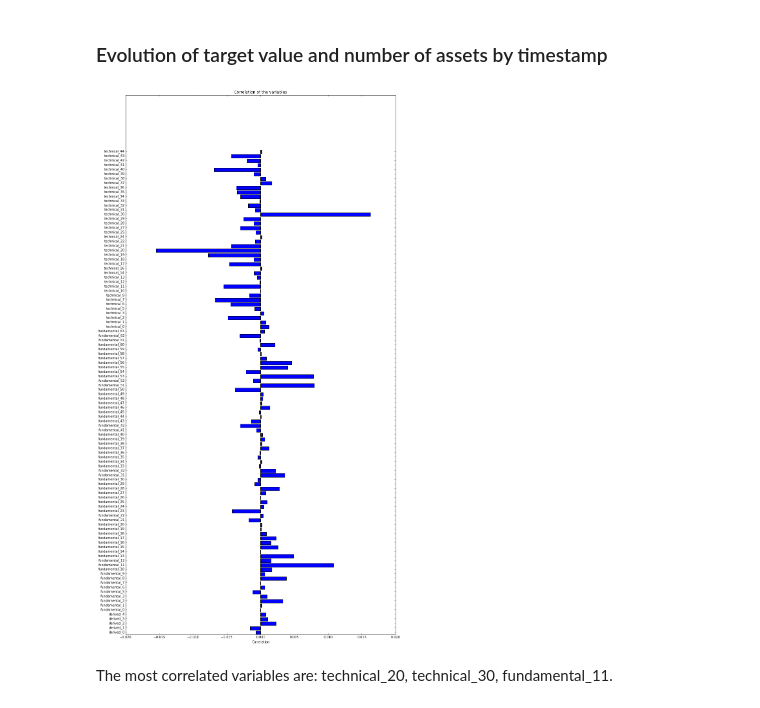
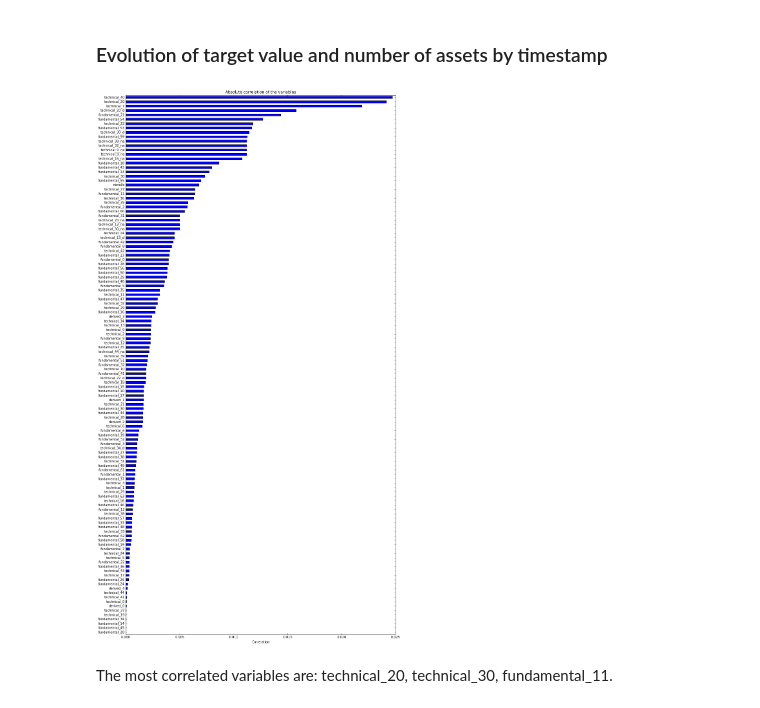
Before and after one commit to anthonyhu/twosigma-LETH-Al, a Jupyter notebook: Two Sigmas Challenge.ipynb, the cells around one changed output. Saved outputs shown, nothing was run; the diff lists cells and outputs as text; code cells hidden in the pictures.

```diff
--- a/Two Sigmas Challenge.ipynb
+++ b/Two Sigmas Challenge.ipynb
@@ -57,23 +57,35 @@ full_train = pd.read_hdf("train.h5")
 ### Evolution of target value and number of assets by timestamp
 # %%
 # Plot the correlation of the variables with the target value.
+
+# MODIFIED
+# With the new columns deltas
 correlation = []
 columns = []
 
-for c in col:
+train=train.fillna(d_mean)
+train = train[abs(train["y"]) < 0.086]
+
+for c in cols:
     columns.append(c)
-    correlation.append(np.corrcoef(train[c], o.train["y"])[0, 1])
+    correlation.append(np.corrcoef(train[c], train["y"])[0, 1])
+
+corr_df = pd.DataFrame({"abs_corr": abs(np.array(correlation))}, index = cols)
+corr_df = corr_df.sort_values("abs_corr")
 # %%
 fig, ax = plt.subplots(figsize=(15, 30))
 grid = np.arange(len(correlation))
-ax.barh(grid, correlation)
 ax.set_yticks(grid + 0.5)
-ax.set_title("Correlation of the variables")
+ax.set_title("Absolute correlation of the variables")
 ax.set_xlabel("Correlation")
 ax.set_yticklabels(columns, rotation="horizontal")
+corr_df.plot.barh(ax=ax, legend=False)
 plt.show()
+
+#cols2fit=['technical_22','technical_20', 'technical_30_d', 'technical_20_d', 'technical_30',
+#'technical_13', 'technical_34']
 # %% [output]
-[figure, old version]
+[figure, new version]
 # %% [markdown]
 The most correlated variables are: technical_20, technical_30, fundamental_11.
 # %%
```
Also changed, not shown: parts of 21 cells of this notebook.
